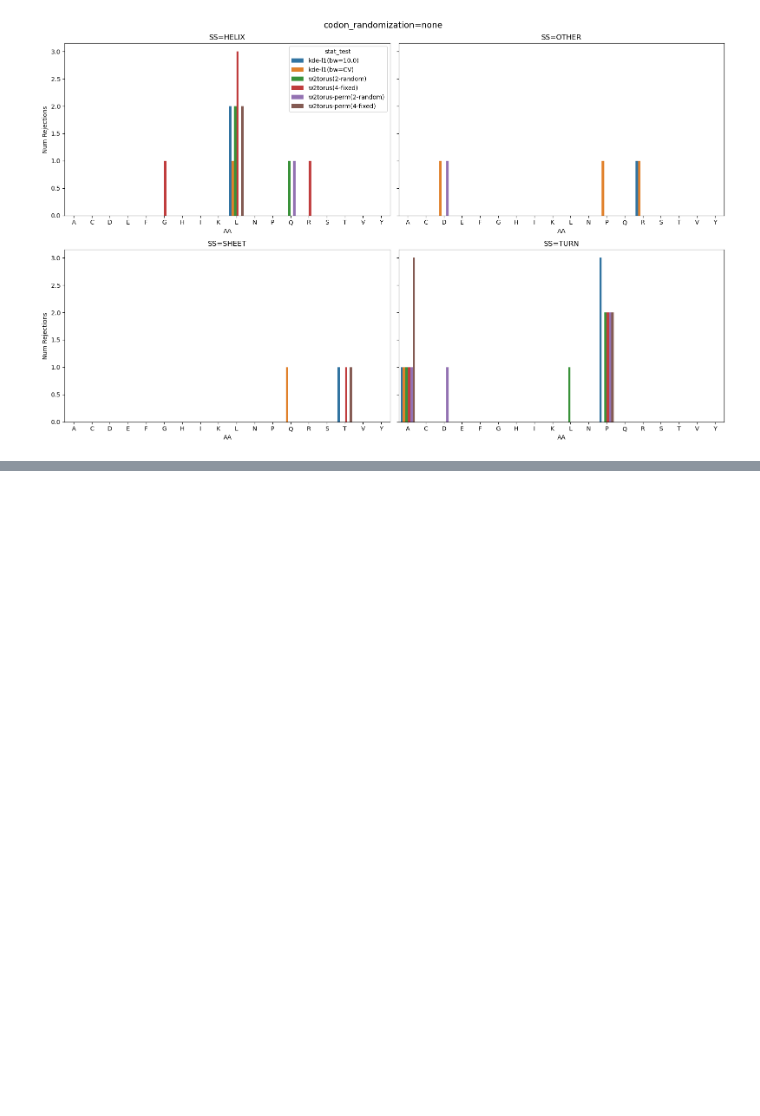
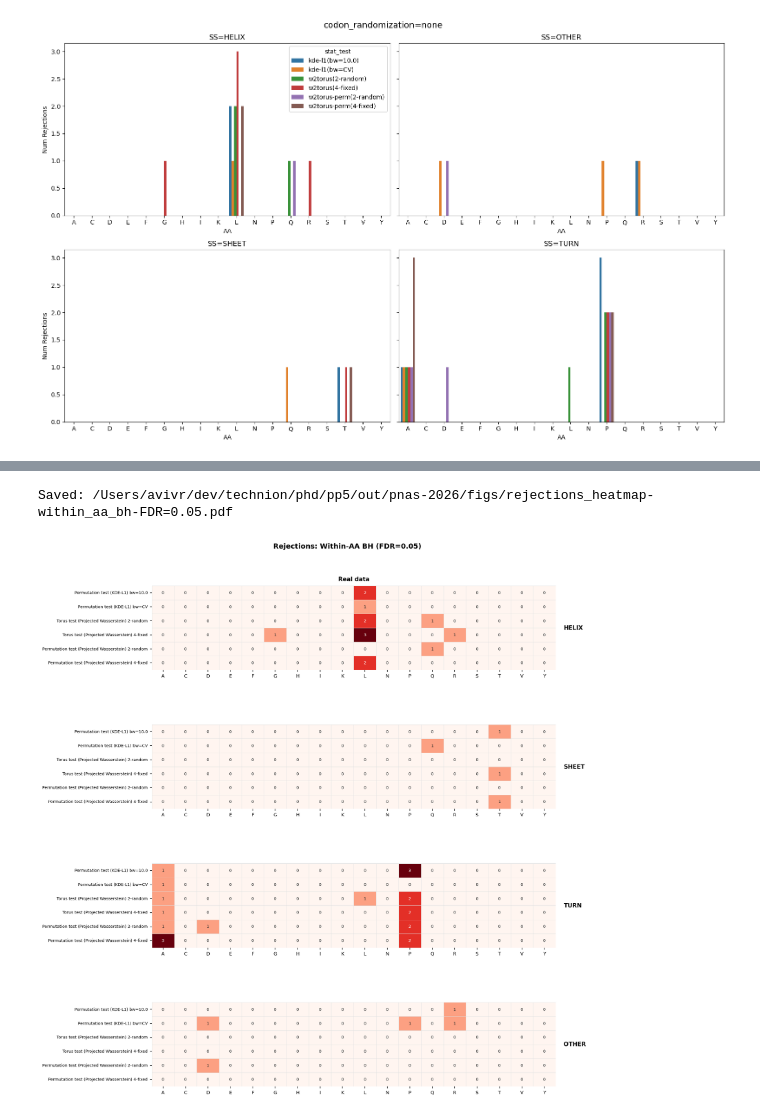
Before and after one commit to vistalab-technion/pp5, a Jupyter notebook: notebooks/w2torus-analysis.ipynb, the cells around one changed output, grey strips where cells are left out. Cells and saved outputs as stored; diff of their text form; code cells hidden in the pictures; blank space fills up the shorter version.

```diff
--- a/notebooks/w2torus-analysis.ipynb
+++ b/notebooks/w2torus-analysis.ipynb
@@ -660,0 +782,22 @@ for randomization_type in ALL_RAND_TYPES:
+# %%
+def _make_stat_test_labels(df_plot_rows, stat_test_order):
+    """
+    Build human-readable y-axis labels for each stat_test key.
+
+    Label format: "<test_family> — <test_params>" (or just "<test_family>"
+    when there are no parameters, e.g. a baseline method).
+
+    Returns a list of strings aligned with stat_test_order.
+    """
+    lookup = df_plot_rows.set_index("stat_test")
+    labels = []
+    for st in stat_test_order:
+        if st in lookup.index:
+            row = lookup.loc[st]
+            family = row["test_family"]
+            params = row["test_params"]
+            label = f"{family} {params}" if params else family
+        else:
+            label = st  # fallback to raw key
+        labels.append(label)
+    return labels
@@ -660,0 +1033,24 @@ for randomization_type in ALL_RAND_TYPES:
+# %%
+# Figure 2: Per-AA BH — threshold set separately within each amino acid's codon
+# pairs.  A less stringent correction for large AA families; more sensitive but
+# more prone to false positives in the randomized control.
+from matplotlib.pylab import cm
+
+fig_within = _plot_rejections_heatmap_grid(
+    df_rej_aa=df_rejections_aa,
+    stat_test_order=stat_test_order,
+    all_aas=ALL_AAS,
+    df_plot_rows=df_plot_rows,
+    randomization_order=randomization_order,
+    ss_order=ss_order,
+    randomization_display=randomization_display,
+    ss_display=ss_display,
+    title=f"Rejections: Within-AA BH (FDR={FDR})",
+    vmax=_vmax_heatmap,
+    show_randomized=False,  # set to True to also show the randomized-control column
+    cmap=cmap,
+    out_path=OUT_DIR / f"rejections_heatmap-within_aa_bh-{FDR=:.2f}.pdf",
+)
+# %% [output]
+Saved: /Users/avivr/dev/technion/phd/pp5/out/pnas-2026/figs/rejections_heatmap-within_aa_bh-FDR=0.05.pdf
+[figure, added]
```
Also changed, not shown: parts of 17 cells of this notebook.
